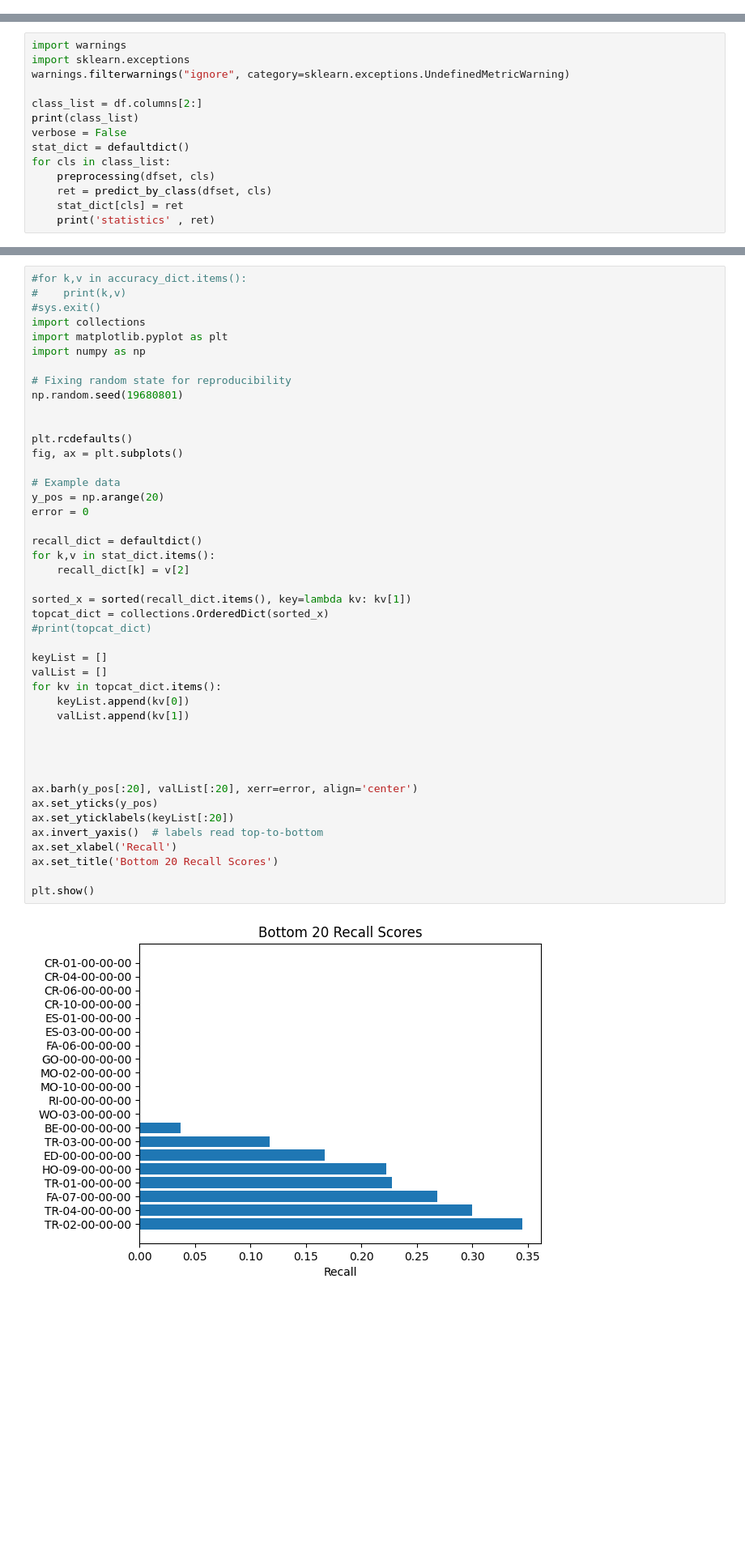
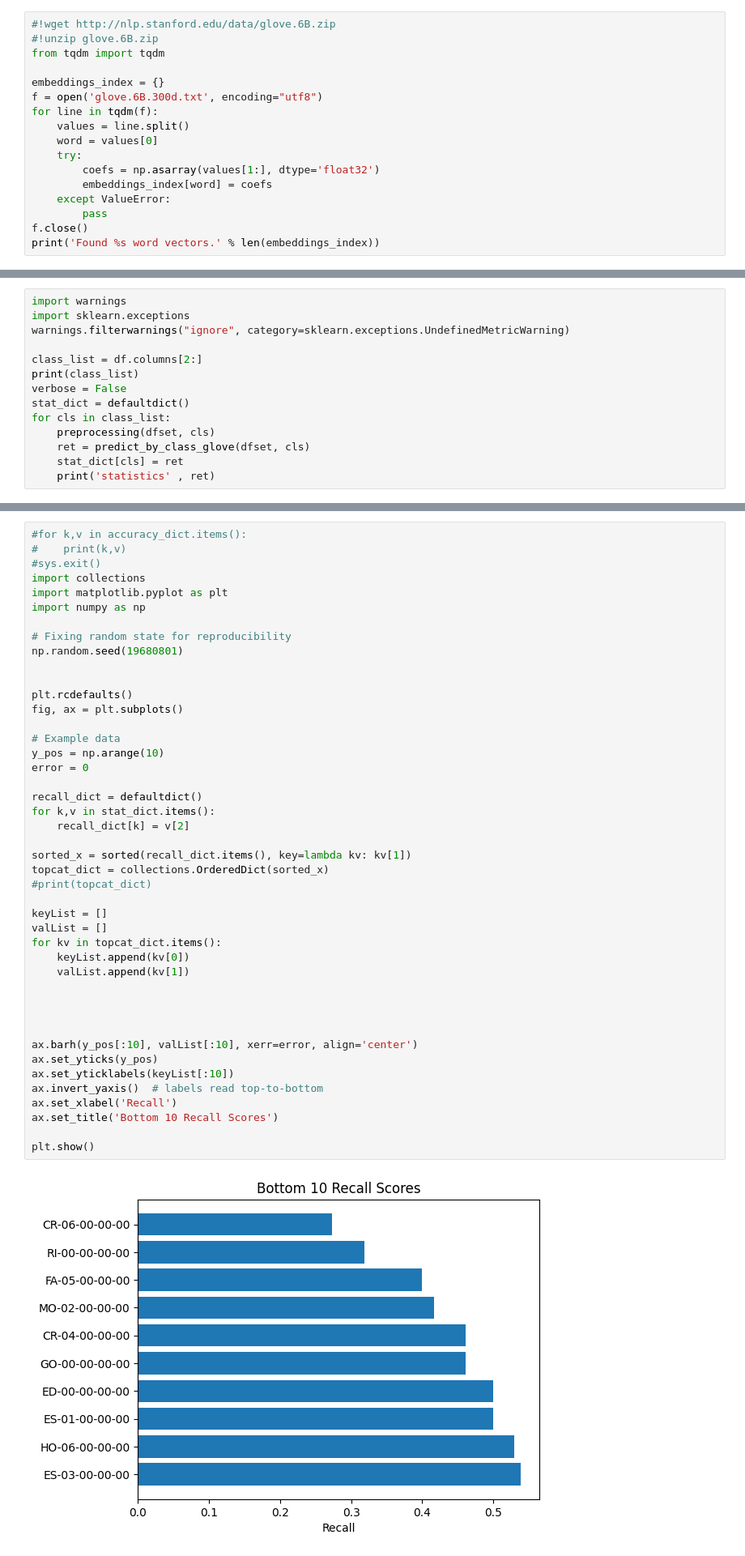
Before and after one commit to heeh/legal_advice, a Jupyter notebook: classifier.ipynb, the cells around one changed output, grey strips where cells are left out. Shown: that part at 81% size. Drawn from its saved outputs; the diff is of its cells as text; blank space fills up the shorter version.

```diff
--- a/classifier.ipynb
+++ b/classifier.ipynb
@@ -268,0 +370,17 @@ support: [153  23]
+# %%
+#!wget http://nlp.stanford.edu/data/glove.6B.zip
+#!unzip glove.6B.zip
+from tqdm import tqdm
+
+embeddings_index = {}
+f = open('glove.6B.300d.txt', encoding="utf8")
+for line in tqdm(f):
+    values = line.split()
+    word = values[0]
+    try:
+        coefs = np.asarray(values[1:], dtype='float32')
+        embeddings_index[word] = coefs
+    except ValueError:
+        pass
+f.close()
+print('Found %s word vectors.' % len(embeddings_index))
@@ -559,7 +678,7 @@ verbose = False
 stat_dict = defaultdict()
 for cls in class_list:
     preprocessing(dfset, cls)
-    ret = predict_by_class(dfset, cls)
+    ret = predict_by_class_glove(dfset, cls)
     stat_dict[cls] = ret
     print('statistics' , ret)
 # %% [output]
@@ -675,38 +835,38 @@ np.random.seed(19680801)
 
 plt.rcdefaults()
 fig, ax = plt.subplots()
 
 # Example data
-y_pos = np.arange(20)
+y_pos = np.arange(10)
 error = 0
 
 recall_dict = defaultdict()
 for k,v in stat_dict.items():
     recall_dict[k] = v[2]
 
 sorted_x = sorted(recall_dict.items(), key=lambda kv: kv[1])
 topcat_dict = collections.OrderedDict(sorted_x)
 #print(topcat_dict)
 
 keyList = []
 valList = []
 for kv in topcat_dict.items():
     keyList.append(kv[0])
     valList.append(kv[1])
 
 
 
 
-ax.barh(y_pos[:20], valList[:20], xerr=error, align='center')
+ax.barh(y_pos[:10], valList[:10], xerr=error, align='center')
 ax.set_yticks(y_pos)
-ax.set_yticklabels(keyList[:20])
+ax.set_yticklabels(keyList[:10])
 ax.invert_yaxis()  # labels read top-to-bottom
 ax.set_xlabel('Recall')
-ax.set_title('Bottom 20 Recall Scores')
+ax.set_title('Bottom 10 Recall Scores')
 
 plt.show()
 # %% [output]
-[figure, old version]
+[figure, new version]
 # %% [markdown]
 ## Recall Distribution
 # %%
```
Also changed, not shown: parts of 27 cells of this notebook.
